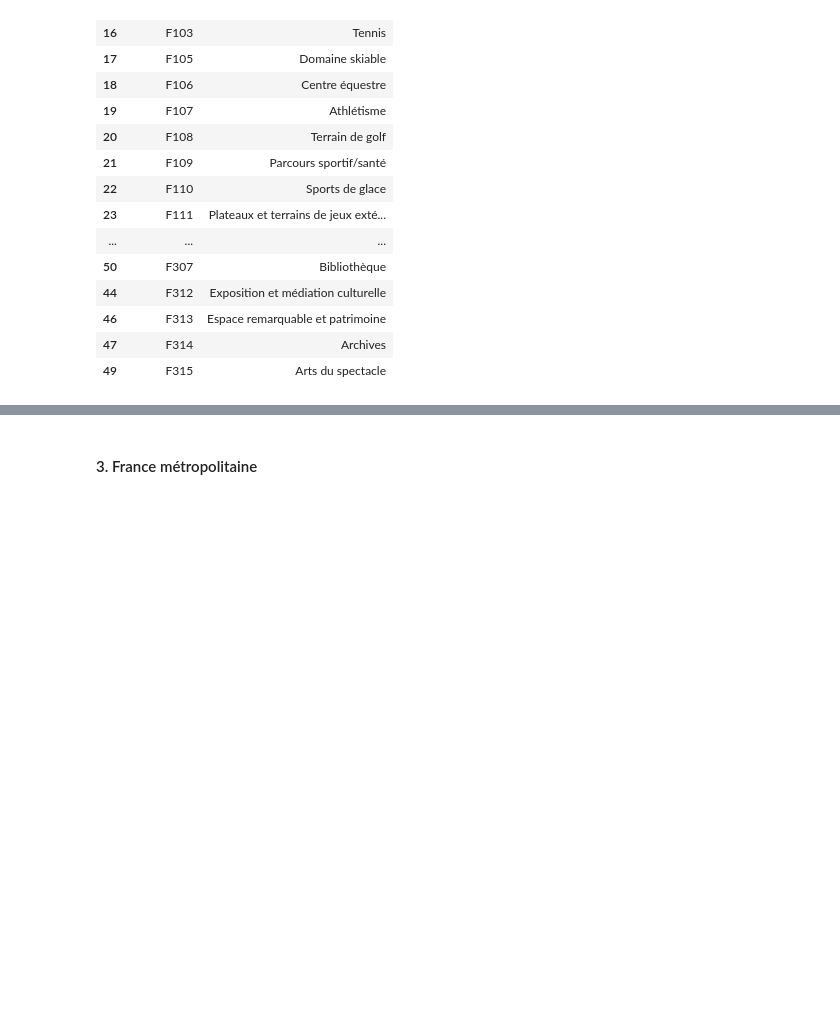
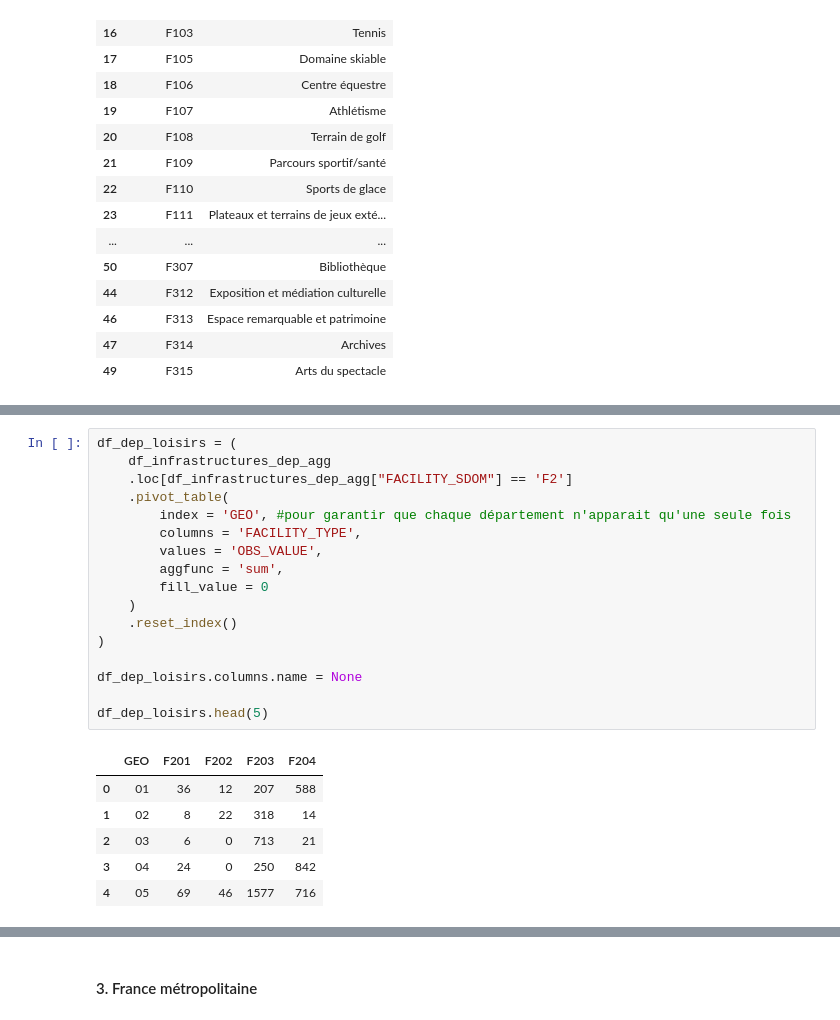
Before and after one commit to heloise1414/Projet-Python-S3, a Jupyter notebook: code/main-clemence v3.ipynb, the cells around one changed output, grey strips where cells are left out. Cells and saved outputs as stored; diff of their text form; blank space fills up the shorter version.

```diff
--- a/code/main-clemence v3.ipynb
+++ b/code/main-clemence v3.ipynb
@@ -1724,0 +1750,24 @@ On a bien les 3 mêmes domaines d'équipement et les mêmes 37 types que précé
+# %%
+df_dep_loisirs = (
+    df_infrastructures_dep_agg
+    .loc[df_infrastructures_dep_agg["FACILITY_SDOM"] == 'F2']
+    .pivot_table(
+        index = 'GEO', #pour garantir que chaque département n'apparait qu'une seule fois
+        columns = 'FACILITY_TYPE',
+        values = 'OBS_VALUE',
+        aggfunc = 'sum',
+        fill_value = 0
+    )
+    .reset_index()
+)
+
+df_dep_loisirs.columns.name = None
+
+df_dep_loisirs.head(5)
+# %% [output]
+|  | GEO | F201 | F202 | F203 | F204 |
+| 0 | 01 | 36 | 12 | 207 | 588 |
+| 1 | 02 | 8 | 22 | 318 | 14 |
+| 2 | 03 | 6 | 0 | 713 | 21 |
+| 3 | 04 | 24 | 0 | 250 | 842 |
+| 4 | 05 | 69 | 46 | 1577 | 716 |
```
Also changed, not shown: parts of 11 cells of this notebook.
